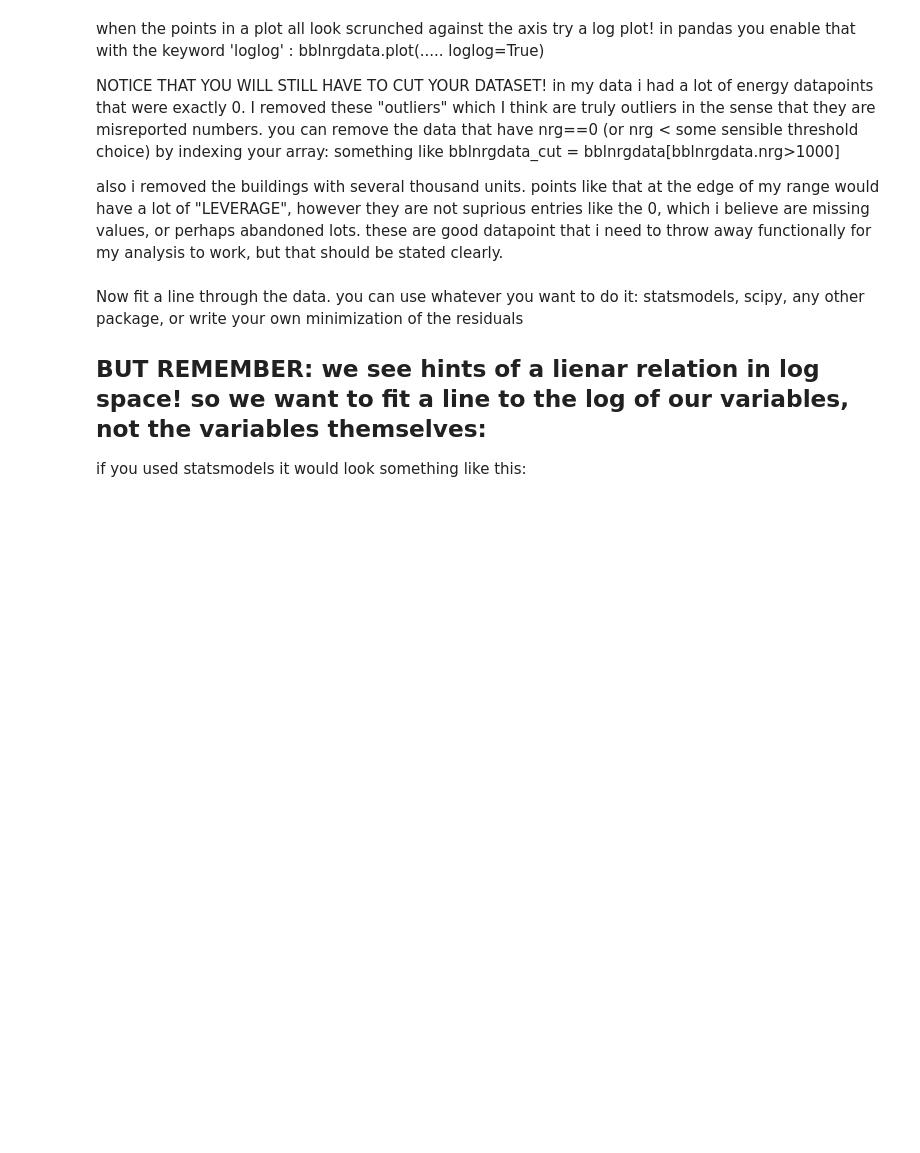
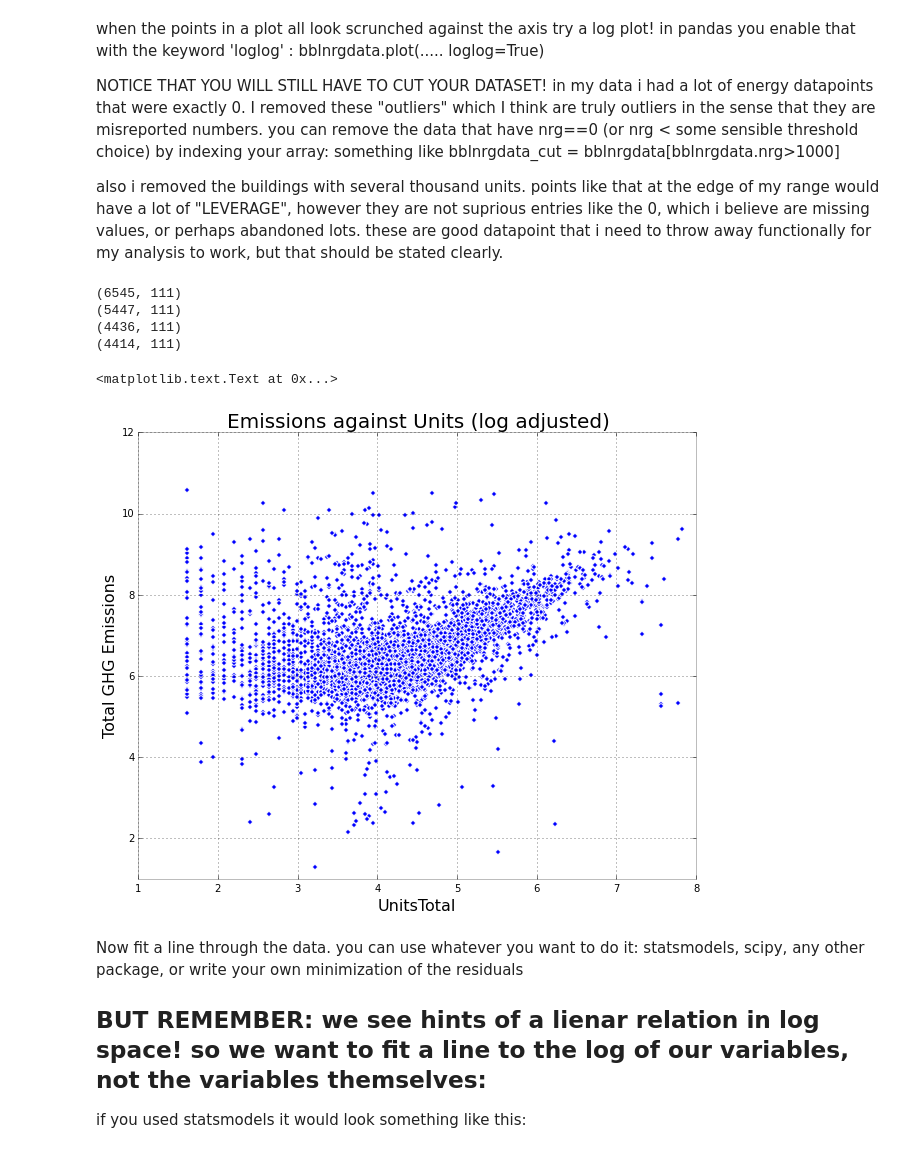
Before and after one commit to mu529/PUI2015_murbanek, a Jupyter notebook: HW5/building_nrg_instructions.ipynb, the cells around one changed output. Saved outputs shown, nothing was run; the diff lists cells and outputs as text; code cells hidden in the pictures; blank space fills up the shorter version.

```diff
--- a/HW5/building_nrg_instructions.ipynb
+++ b/HW5/building_nrg_instructions.ipynb
@@ -177,6 +210,30 @@ NOTICE THAT YOU WILL STILL HAVE TO CUT YOUR DATASET! in my data i had a lot of e
 something like bblnrgdata_cut = bblnrgdata[bblnrgdata.nrg>1000]
 
 also i removed the buildings with several thousand units. points like that at the edge of my range would have a lot of "LEVERAGE", however  they are not suprious entries like the 0, which i believe are missing values, or perhaps abandoned lots. these are good datapoint that i need to throw away functionally for my analysis to work, but that should be stated clearly.
+# %%
+print(newdf.shape)
+newdf = newdf[newdf['UnitsTotal']>4]
+print(newdf.shape)
+newdf = newdf[newdf['Total GHG Emissions(MtCO2e)'].astype(float)<100000.0]
+print(newdf.shape)
+newdf = newdf[newdf['Total GHG Emissions(MtCO2e)'].astype(float)>0.0]
+print(newdf.shape)
+# %% [output]
+(6545, 111)
+(5447, 111)
+(4436, 111)
+(4414, 111)
+# %%
+plt.figure(figsize = (10,8))
+plt.scatter(np.log(newdf['UnitsTotal'].astype(float)), np.log(newdf['Total GHG Emissions(MtCO2e)'].astype(float)), c='b')
+plt.xlim(1, 8)
+plt.ylim(1, 12)
+plt.xlabel('UnitsTotal', fontsize = 16)
+plt.ylabel('Total GHG Emissions', fontsize = 16)
+plt.title(r'Emissions against Units (log adjusted)', fontsize = 20)
+# %% [output]
+<matplotlib.text.Text at 0x...>
+[figure, added]
 # %% [markdown]
 Now fit a line through the data. you can use whatever you want to do it:
 statsmodels, scipy, any other package, or write your own minimization of the residuals
```
Also changed, not shown: parts of 18 cells of this notebook, 1 other file.
